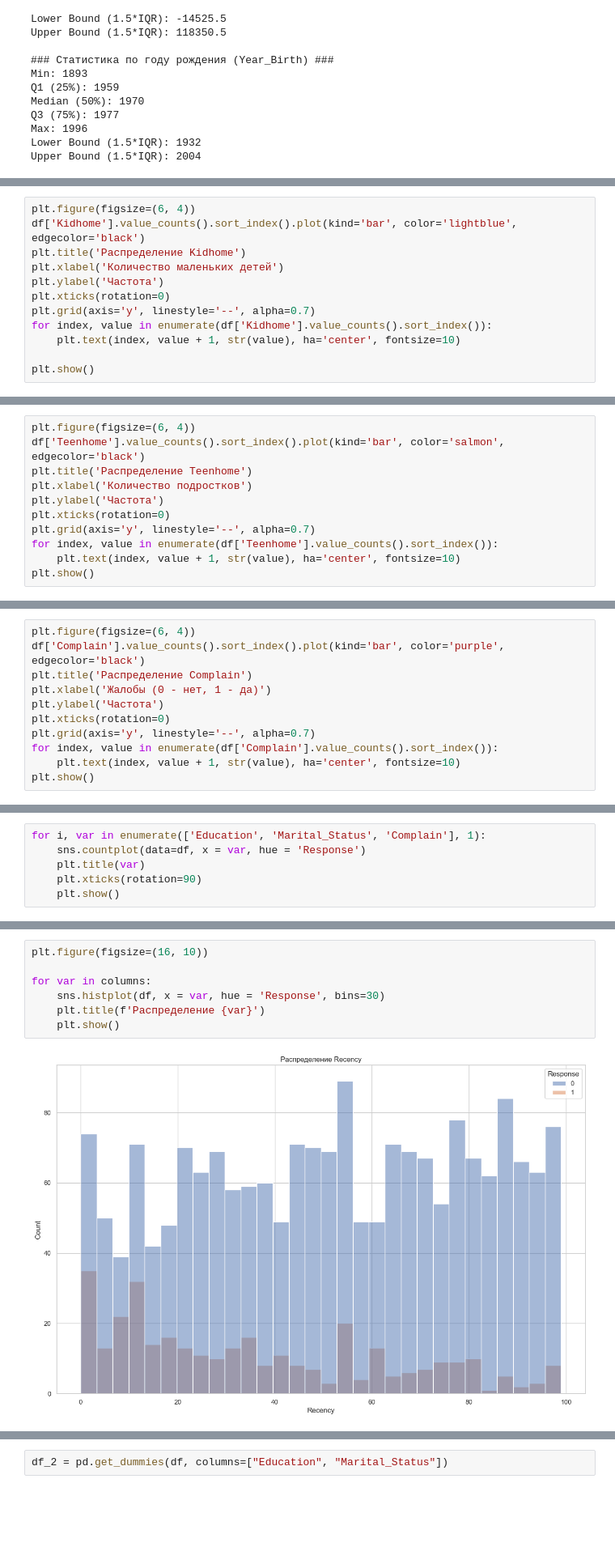
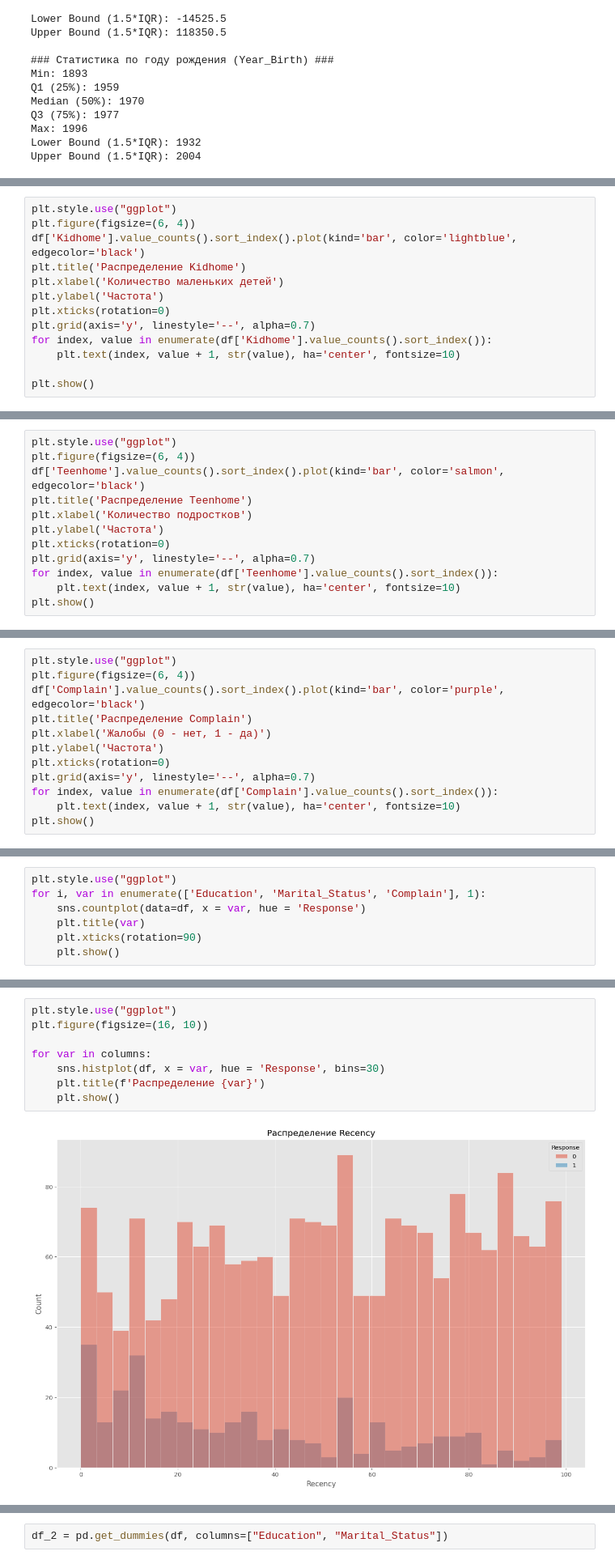
Before and after one commit to AndreyTrichev/customer-purchase-prediction, a Jupyter notebook: EDA_dev.ipynb, the cells around one changed output, grey strips where cells are left out. Shown at 81% size. Drawn from its saved outputs; the diff is of its cells as text; blank space fills up the shorter version.

```diff
--- a/EDA_dev.ipynb
+++ b/EDA_dev.ipynb
@@ -558,4 +631,5 @@ Index: []
 # %%
+plt.style.use("ggplot")
 plt.figure(figsize=(6, 4))
 df['Kidhome'].value_counts().sort_index().plot(kind='bar', color='lightblue', edgecolor='black')
 plt.title('Распределение Kidhome')
@@ -572,4 +648,5 @@ plt.show()
 # %%
+plt.style.use("ggplot")
 plt.figure(figsize=(6, 4))
 df['Teenhome'].value_counts().sort_index().plot(kind='bar', color='salmon', edgecolor='black')
 plt.title('Распределение Teenhome')
@@ -585,4 +664,5 @@ plt.show()
 # %%
+plt.style.use("ggplot")
 plt.figure(figsize=(6, 4))
 df['Complain'].value_counts().sort_index().plot(kind='bar', color='purple', edgecolor='black')
 plt.title('Распределение Complain')
@@ -598,4 +680,5 @@ plt.show()
 # %%
+plt.style.use("ggplot")
 for i, var in enumerate(['Education', 'Marital_Status', 'Complain'], 1):
     sns.countplot(data=df, x = var, hue = 'Response')
     plt.title(var)
@@ -608,9 +696,10 @@ for i, var in enumerate(['Education', 'Marital_Status', 'Complain'], 1):
 # %%
+plt.style.use("ggplot")
 plt.figure(figsize=(16, 10))
 
 for var in columns:
     sns.histplot(df, x = var, hue = 'Response', bins=30)
     plt.title(f'Распределение {var}')
     plt.show()
 # %% [output]
-[figure, old version]
+[figure, new version]
```
Also changed, not shown: parts of 68 cells of this notebook.
